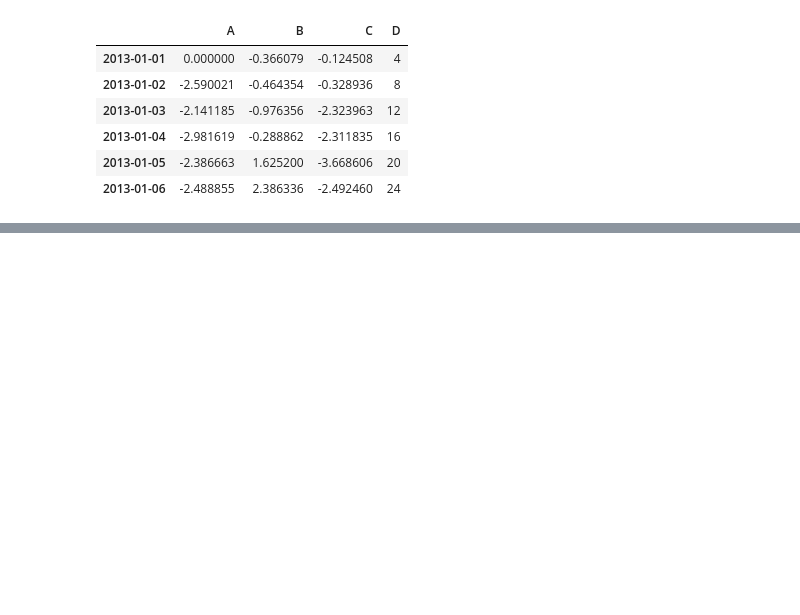
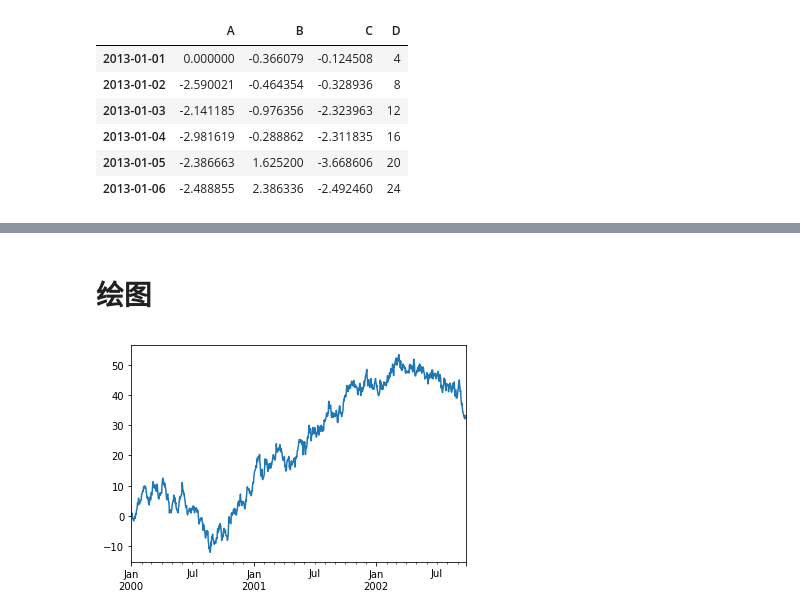
Before and after one commit to abeltowne/Machine-DeeP-Learning, a Jupyter notebook: pandas.ipynb, the cells around one changed output, grey strips where cells are left out. Saved outputs shown, nothing was run; the diff lists cells and outputs as text; code cells hidden in the pictures; blank space fills up the shorter version.

```diff
--- a/pandas.ipynb
+++ b/pandas.ipynb
@@ -322,0 +691,9 @@ df.apply(np.cumsum)
+# %% [markdown]
+# 绘图
+# %%
+In [130]: ts = pd.Series(np.random.randn(1000), index=pd.date_range('1/1/2000', periods=1000))
+In [131]: ts = ts.cumsum()
+In [132]: ts.plot()
+plt.show()
+# %% [output]
+[figure, added]
```
Also changed, not shown: parts of 41 cells of this notebook, 3 other files.
